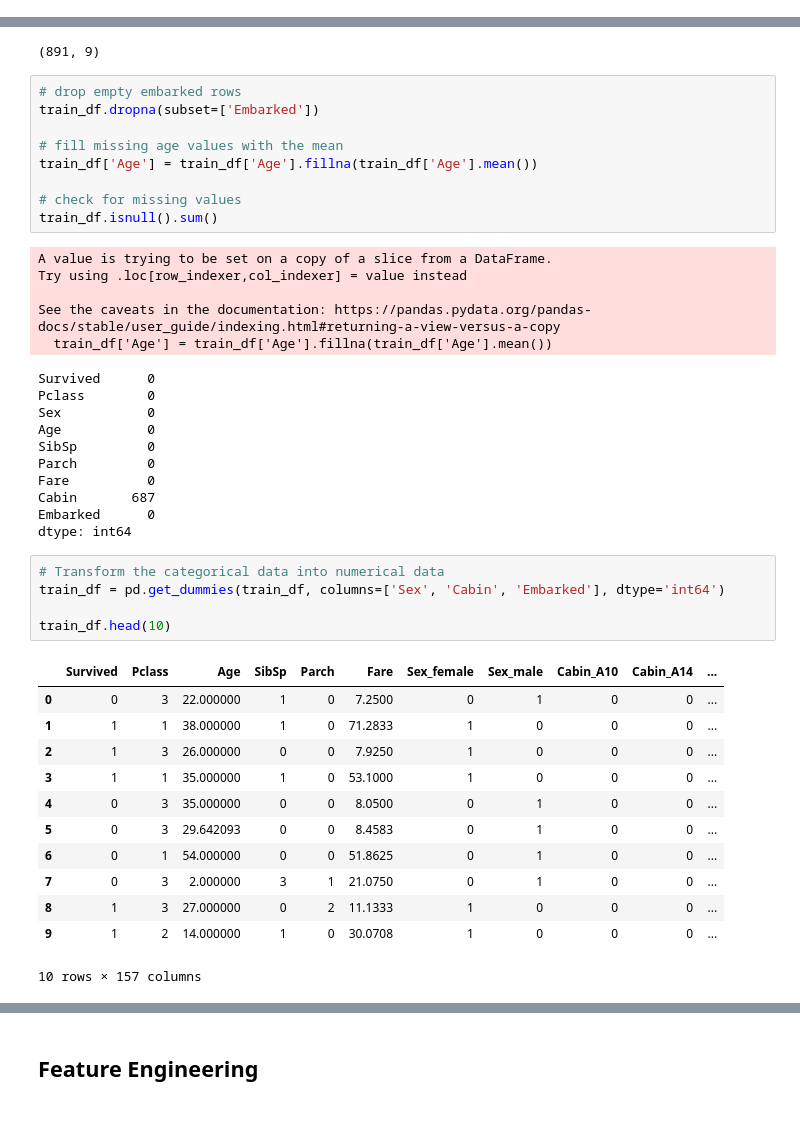
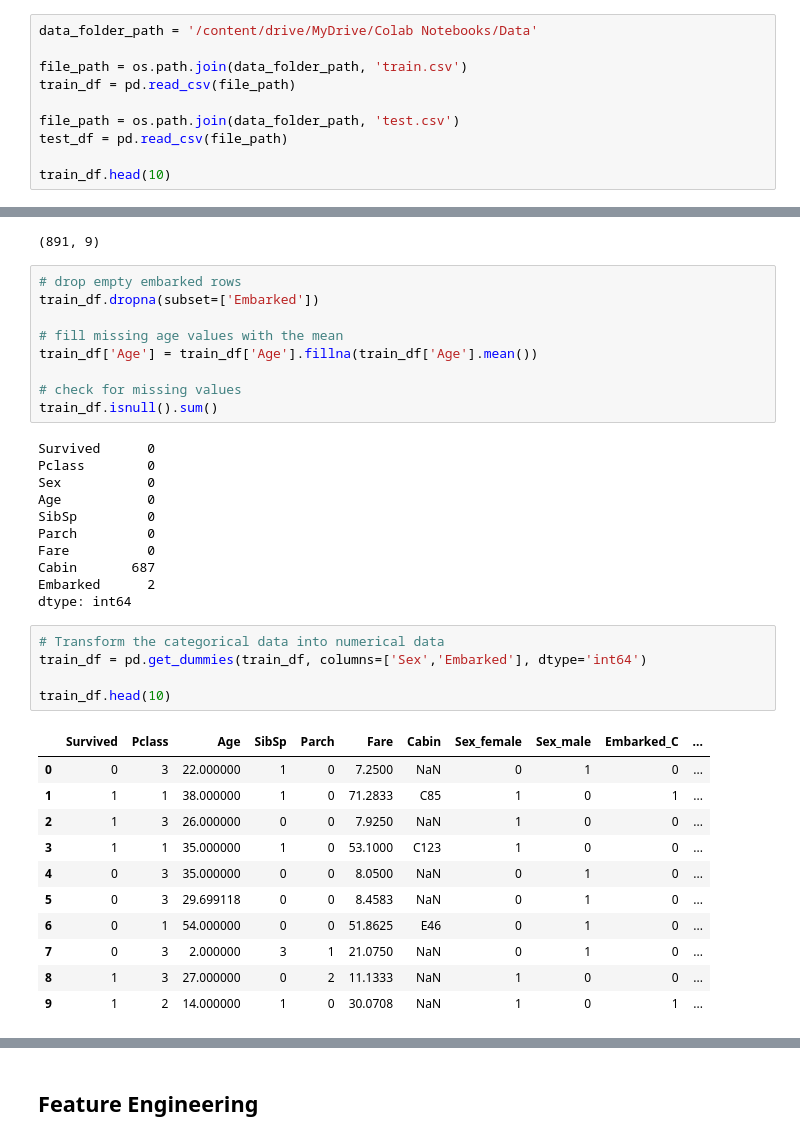
Before and after one commit to Virgo-Alpha/Titanic, a Jupyter notebook: tensorflow_tutorial.ipynb, the cells around one changed output, grey strips where cells are left out. Saved outputs shown, nothing was run; the diff lists cells and outputs as text.

```diff
--- a/tensorflow_tutorial.ipynb
+++ b/tensorflow_tutorial.ipynb
@@ -30,0 +19,10 @@ train_df.head(10)
+# %%
+data_folder_path = '/content/drive/MyDrive/Colab Notebooks/Data'
+
+file_path = os.path.join(data_folder_path, 'train.csv')
+train_df = pd.read_csv(file_path)
+
+file_path = os.path.join(data_folder_path, 'test.csv')
+test_df = pd.read_csv(file_path)
+
+train_df.head(10)
@@ -102,36 +85,30 @@ train_df['Age'] = train_df['Age'].fillna(train_df['Age'].mean())
 # check for missing values
 train_df.isnull().sum()
 # %% [output]
-A value is trying to be set on a copy of a slice from a DataFrame.
-Try using .loc[row_indexer,col_indexer] = value instead
-
-See the caveats in the documentation: https://pandas.pydata.org/pandas-docs/stable/user_guide/indexing.html#returning-a-view-versus-a-copy
-  train_df['Age'] = train_df['Age'].fillna(train_df['Age'].mean())
+Survived      0
+Pclass        0
+Sex           0
+Age           0
+SibSp         0
+Parch         0
+Fare          0
+Cabin       687
+Embarked      2
+dtype: int64
-Survived      0
-Pclass        0
-Sex           0
-Age           0
-SibSp         0
-Parch         0
-Fare          0
-Cabin       687
-Embarked      0
-dtype: int64
 # %%
 # Transform the categorical data into numerical data
-train_df = pd.get_dummies(train_df, columns=['Sex', 'Cabin', 'Embarked'], dtype='int64')
+train_df = pd.get_dummies(train_df, columns=['Sex','Embarked'], dtype='int64')
 
 train_df.head(10)
 # %% [output]
-|  | Survived | Pclass | Age | SibSp | Parch | Fare | Sex_female | Sex_male | Cabin_A10 | Cabin_A14 | ... |
-| 0 | 0 | 3 | 22.000000 | 1 | 0 | 7.2500 | 0 | 1 | 0 | 0 | ... |
-| 1 | 1 | 1 | 38.000000 | 1 | 0 | 71.2833 | 1 | 0 | 0 | 0 | ... |
-| 2 | 1 | 3 | 26.000000 | 0 | 0 | 7.9250 | 1 | 0 | 0 | 0 | ... |
-| 3 | 1 | 1 | 35.000000 | 1 | 0 | 53.1000 | 1 | 0 | 0 | 0 | ... |
-| 4 | 0 | 3 | 35.000000 | 0 | 0 | 8.0500 | 0 | 1 | 0 | 0 | ... |
-| 5 | 0 | 3 | 29.642093 | 0 | 0 | 8.4583 | 0 | 1 | 0 | 0 | ... |
-| 6 | 0 | 1 | 54.000000 | 0 | 0 | 51.8625 | 0 | 1 | 0 | 0 | ... |
-| 7 | 0 | 3 | 2.000000 | 3 | 1 | 21.0750 | 0 | 1 | 0 | 0 | ... |
-| 8 | 1 | 3 | 27.000000 | 0 | 2 | 11.1333 | 1 | 0 | 0 | 0 | ... |
-| 9 | 1 | 2 | 14.000000 | 1 | 0 | 30.0708 | 1 | 0 | 0 | 0 | ... |
+|  | Survived | Pclass | Age | SibSp | Parch | Fare | Cabin | Sex_female | Sex_male | Embarked_C | ... |
+| 0 | 0 | 3 | 22.000000 | 1 | 0 | 7.2500 | NaN | 0 | 1 | 0 | ... |
+| 1 | 1 | 1 | 38.000000 | 1 | 0 | 71.2833 | C85 | 1 | 0 | 1 | ... |
+| 2 | 1 | 3 | 26.000000 | 0 | 0 | 7.9250 | NaN | 1 | 0 | 0 | ... |
+| 3 | 1 | 1 | 35.000000 | 1 | 0 | 53.1000 | C123 | 1 | 0 | 0 | ... |
+| 4 | 0 | 3 | 35.000000 | 0 | 0 | 8.0500 | NaN | 0 | 1 | 0 | ... |
+| 5 | 0 | 3 | 29.699118 | 0 | 0 | 8.4583 | NaN | 0 | 1 | 0 | ... |
+| 6 | 0 | 1 | 54.000000 | 0 | 0 | 51.8625 | E46 | 0 | 1 | 0 | ... |
+| 7 | 0 | 3 | 2.000000 | 3 | 1 | 21.0750 | NaN | 0 | 1 | 0 | ... |
+| 8 | 1 | 3 | 27.000000 | 0 | 2 | 11.1333 | NaN | 1 | 0 | 0 | ... |
+| 9 | 1 | 2 | 14.000000 | 1 | 0 | 30.0708 | NaN | 1 | 0 | 1 | ... |
-10 rows × 157 columns
```
Also changed, not shown: parts of 16 cells of this notebook, 1 other file.
